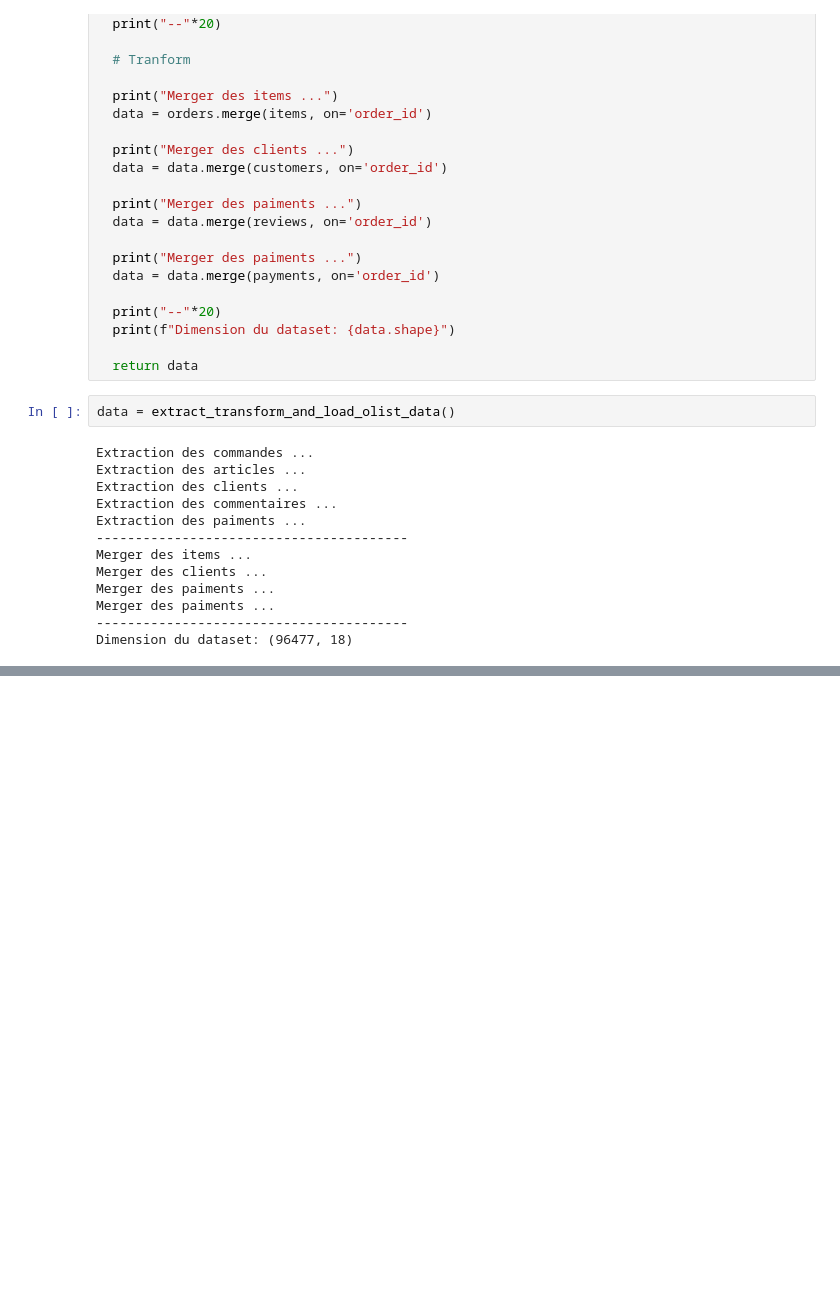
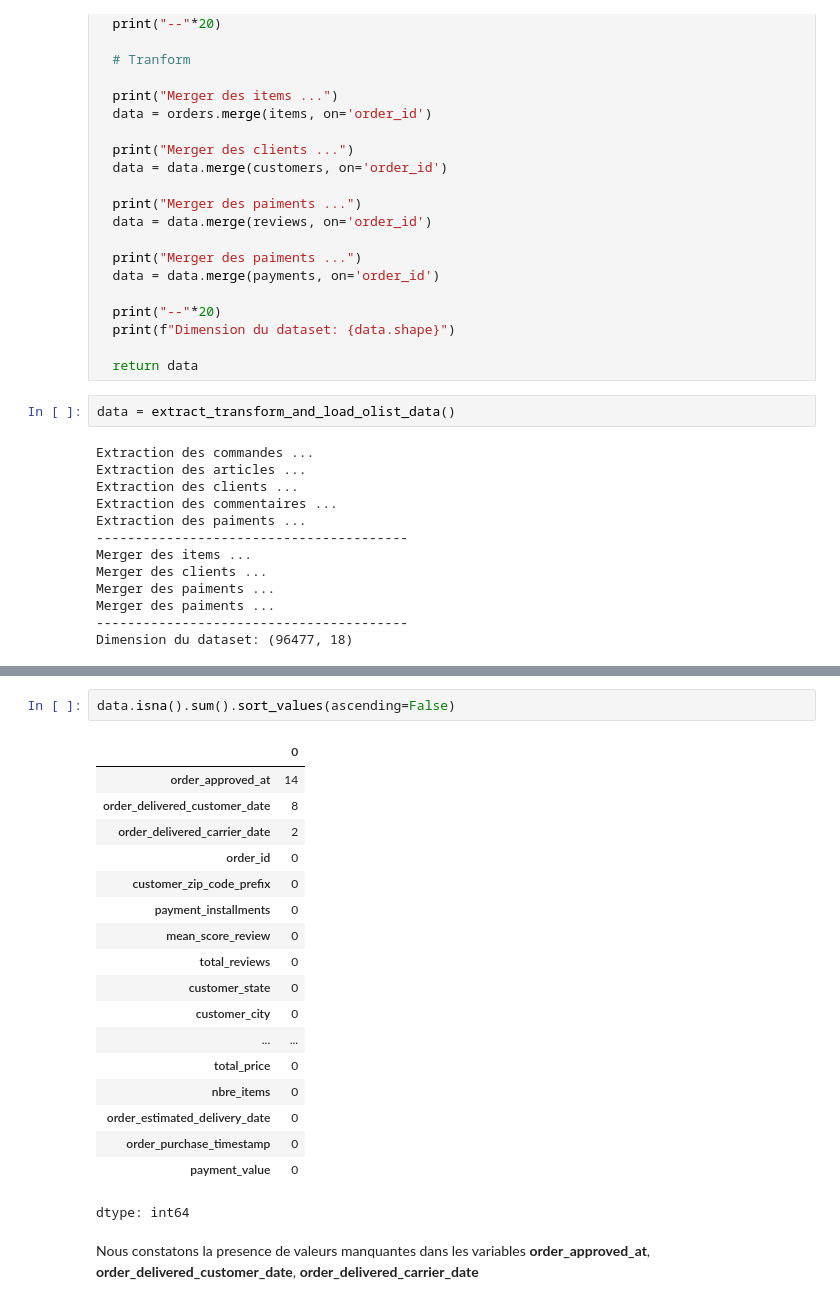
Before and after one commit to amadousysada/ecommerce-customer-segmentation, a Jupyter notebook: main.ipynb, the cells around one changed output, grey strips where cells are left out. Drawn from its saved outputs; the diff is of its cells as text; blank space fills up the shorter version.

```diff
--- a/main.ipynb
+++ b/main.ipynb
@@ -171,0 +192,23 @@ Dimension du dataset: (96477, 18)
+# %%
+data.isna().sum().sort_values(ascending=False)
+# %% [output]
+|  | 0 |
+| order_approved_at | 14 |
+| order_delivered_customer_date | 8 |
+| order_delivered_carrier_date | 2 |
+| order_id | 0 |
+| customer_zip_code_prefix | 0 |
+| payment_installments | 0 |
+| mean_score_review | 0 |
+| total_reviews | 0 |
+| customer_state | 0 |
+| customer_city | 0 |
+| ... | ... |
+| total_price | 0 |
+| nbre_items | 0 |
+| order_estimated_delivery_date | 0 |
+| order_purchase_timestamp | 0 |
+| payment_value | 0 |
+dtype: int64
+# %% [markdown]
+Nous constatons la presence de valeurs manquantes dans les variables **order_approved_at**, **order_delivered_customer_date**, **order_delivered_carrier_date**
```
Also changed, not shown: parts of 1 cell of this notebook.
